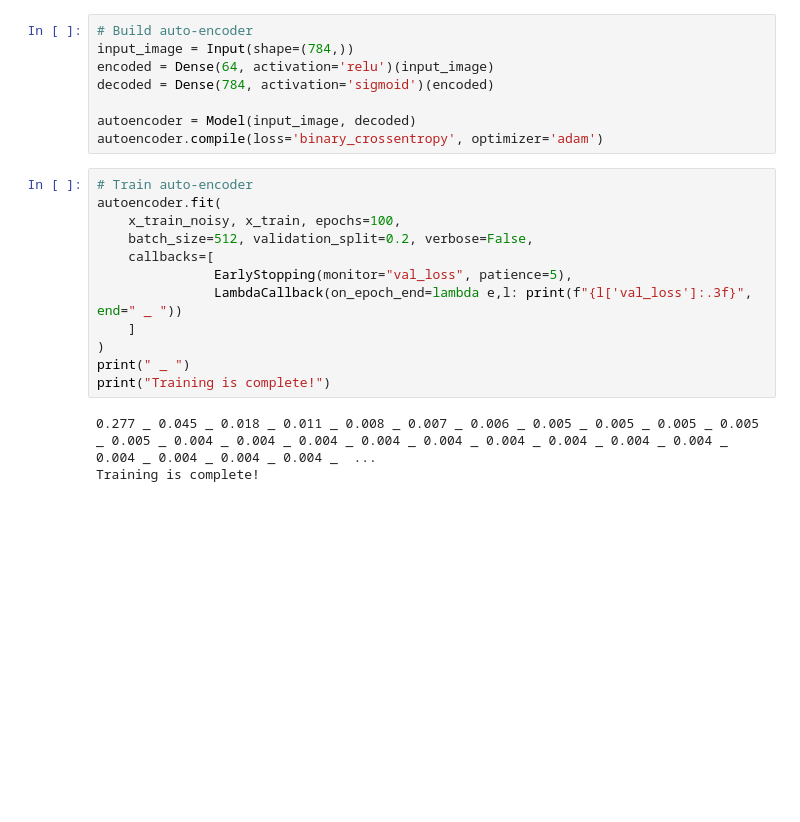
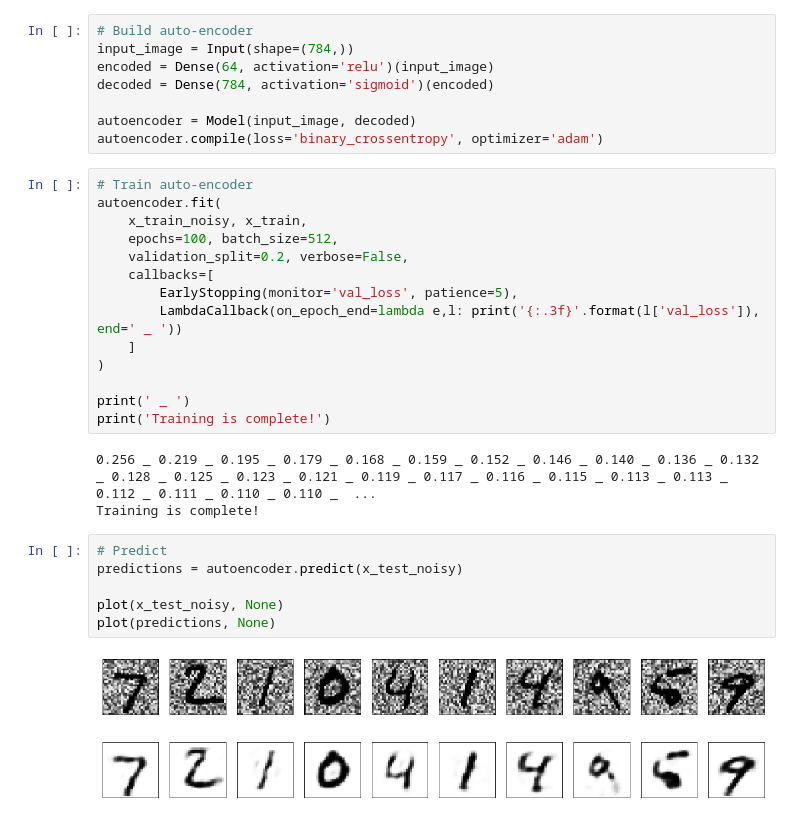
Before and after one commit to MoosaSaadat/handsonml, a Jupyter notebook: noise_reduction.ipynb, the cells around one changed output. Saved outputs shown, nothing was run; the diff lists cells and outputs as text; blank space fills up the shorter version.

```diff
--- a/noise_reduction.ipynb
+++ b/noise_reduction.ipynb
@@ -138,15 +138,26 @@ autoencoder.compile(loss='binary_crossentropy', optimizer='adam')
 # %%
 # Train auto-encoder
 autoencoder.fit(
-    x_train_noisy, x_train, epochs=100,
-    batch_size=512, validation_split=0.2, verbose=False,
+    x_train_noisy, x_train,
+    epochs=100, batch_size=512,
+    validation_split=0.2, verbose=False,
     callbacks=[
-               EarlyStopping(monitor="val_loss", patience=5),
-               LambdaCallback(on_epoch_end=lambda e,l: print(f"{l['val_loss']:.3f}", end=" _ "))
+        EarlyStopping(monitor='val_loss', patience=5),
+        LambdaCallback(on_epoch_end=lambda e,l: print('{:.3f}'.format(l['val_loss']), end=' _ '))
     ]
 )
-print(" _ ")
-print("Training is complete!")
+
+print(' _ ')
+print('Training is complete!')
 # %% [output]
-0.277 _ 0.045 _ 0.018 _ 0.011 _ 0.008 _ 0.007 _ 0.006 _ 0.005 _ 0.005 _ 0.005 _ 0.005 _ 0.005 _ 0.004 _ 0.004 _ 0.004 _ 0.004 _ 0.004 _ 0.004 _ 0.004 _ 0.004 _ 0.004 _ 0.004 _ 0.004 _ 0.004 _ 0.004 _  ...
+0.256 _ 0.219 _ 0.195 _ 0.179 _ 0.168 _ 0.159 _ 0.152 _ 0.146 _ 0.140 _ 0.136 _ 0.132 _ 0.128 _ 0.125 _ 0.123 _ 0.121 _ 0.119 _ 0.117 _ 0.116 _ 0.115 _ 0.113 _ 0.113 _ 0.112 _ 0.111 _ 0.110 _ 0.110 _  ...
 Training is complete!
+# %%
+# Predict
+predictions = autoencoder.predict(x_test_noisy)
+
+plot(x_test_noisy, None)
+plot(predictions, None)
+# %% [output]
+[figure, added]
+[figure, added]
```
Also changed, not shown: parts of 5 cells of this notebook.
